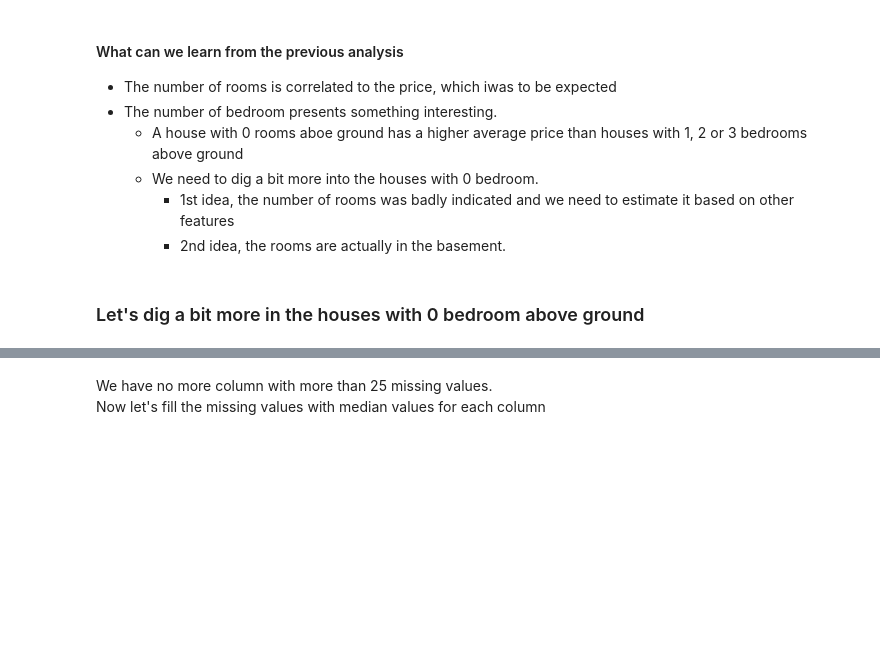
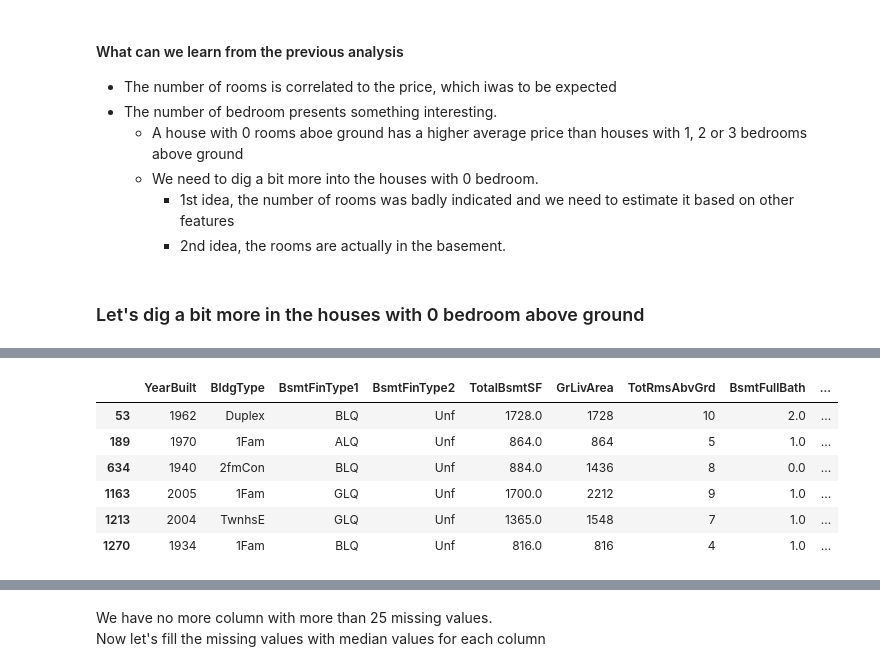
Before and after one commit to max-lutz/Kaggle_competitions, a Jupyter notebook: house-price-regression-full-eda-ml-workflow.ipynb, the cells around one changed output, grey strips where cells are left out. Saved outputs shown, nothing was run; the diff lists cells and outputs as text; code cells hidden in the pictures; blank space fills up the shorter version.

```diff
--- a/house-price-regression-full-eda-ml-workflow.ipynb
+++ b/house-price-regression-full-eda-ml-workflow.ipynb
@@ -347,0 +345,11 @@ df_0bd[['YearBuilt', 'BldgType', 'BsmtFinType1', 'BsmtFinType2', 'TotalBsmtSF',
+# %%
+df_0bd = dataset_test.loc[dataset_train['BedroomAbvGr'] == 0]
+df_0bd[['YearBuilt', 'BldgType', 'BsmtFinType1', 'BsmtFinType2', 'TotalBsmtSF', 'GrLivArea', 'TotRmsAbvGrd', 'BsmtFullBath', 'BsmtHalfBath', 'FullBath', 'HalfBath', 'KitchenAbvGr']].head(20)
+# %% [output]
+|  | YearBuilt | BldgType | BsmtFinType1 | BsmtFinType2 | TotalBsmtSF | GrLivArea | TotRmsAbvGrd | BsmtFullBath | ... |
+| 53 | 1962 | Duplex | BLQ | Unf | 1728.0 | 1728 | 10 | 2.0 | ... |
+| 189 | 1970 | 1Fam | ALQ | Unf | 864.0 | 864 | 5 | 1.0 | ... |
+| 634 | 1940 | 2fmCon | BLQ | Unf | 884.0 | 1436 | 8 | 0.0 | ... |
+| 1163 | 2005 | 1Fam | GLQ | Unf | 1700.0 | 2212 | 9 | 1.0 | ... |
+| 1213 | 2004 | TwnhsE | GLQ | Unf | 1365.0 | 1548 | 7 | 1.0 | ... |
+| 1270 | 1934 | 1Fam | BLQ | Unf | 816.0 | 816 | 4 | 1.0 | ... |
```
Also changed, not shown: parts of 7 cells of this notebook.
